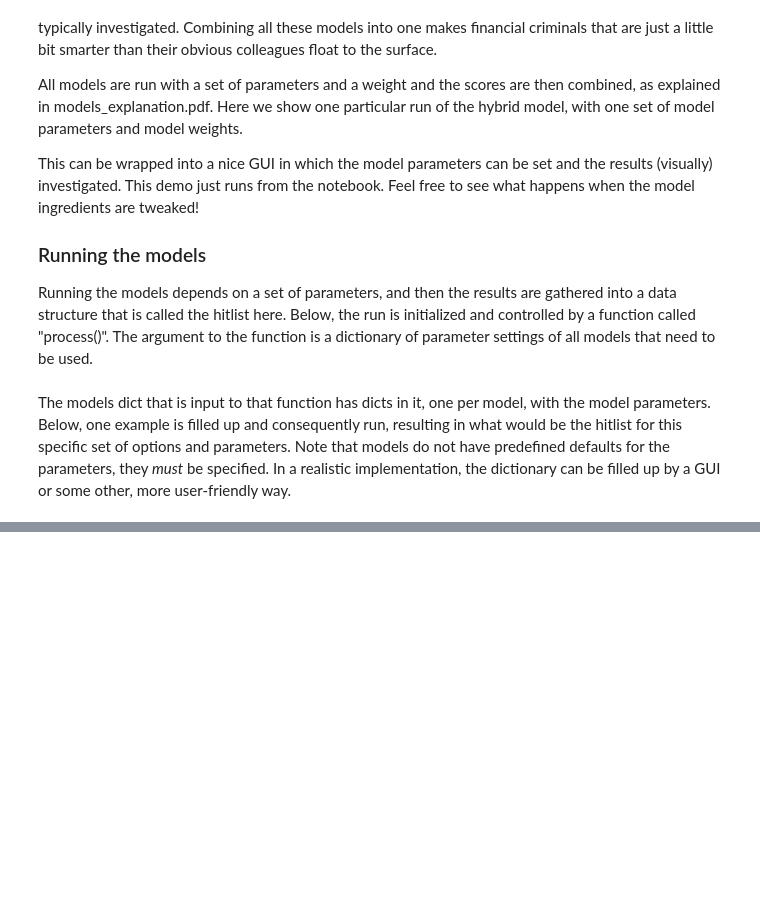
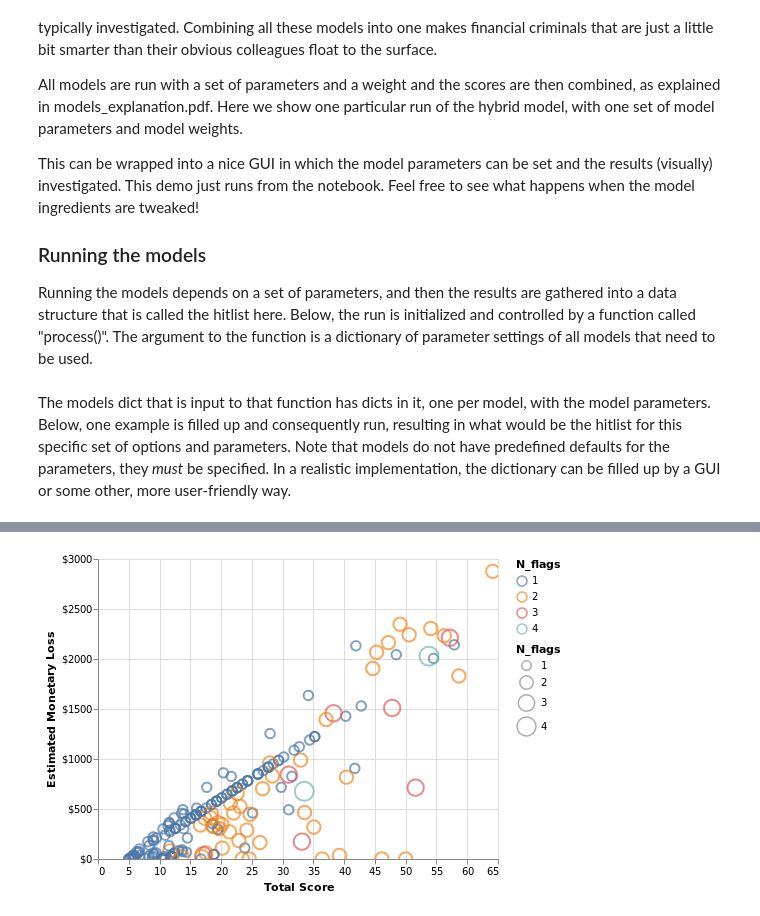
Before and after one commit to harcel/FraudDetection, a Jupyter notebook: HybridFraudDetection.ipynb, the cells around one changed output, grey strips where cells are left out. Saved outputs shown, nothing was run; the diff lists cells and outputs as text; code cells hidden in the pictures; blank space fills up the shorter version.

```diff
--- a/HybridFraudDetection.ipynb
+++ b/HybridFraudDetection.ipynb
@@ -124,0 +137,11 @@ total_scores, hitlist = process(modelsdict)
+# %%
+import altair as alt
+alt.Chart(total_scores.reset_index()).mark_point().encode(
+    alt.X("Total_score", axis=alt.Axis(title='Total Score')),
+    alt.Y("Monetary", axis=alt.Axis(format='$f', title='Estimated Monetary Loss')),
+    alt.Color("N_flags:N"),
+    size="N_flags",
+    tooltip=['Provider_ID:Q', 'Total_score', 'Monetary', 'N_flags']
+).interactive()
+# %% [output]
+[figure, added]
```
Also changed, not shown: parts of 2 cells of this notebook, 1 other file.
